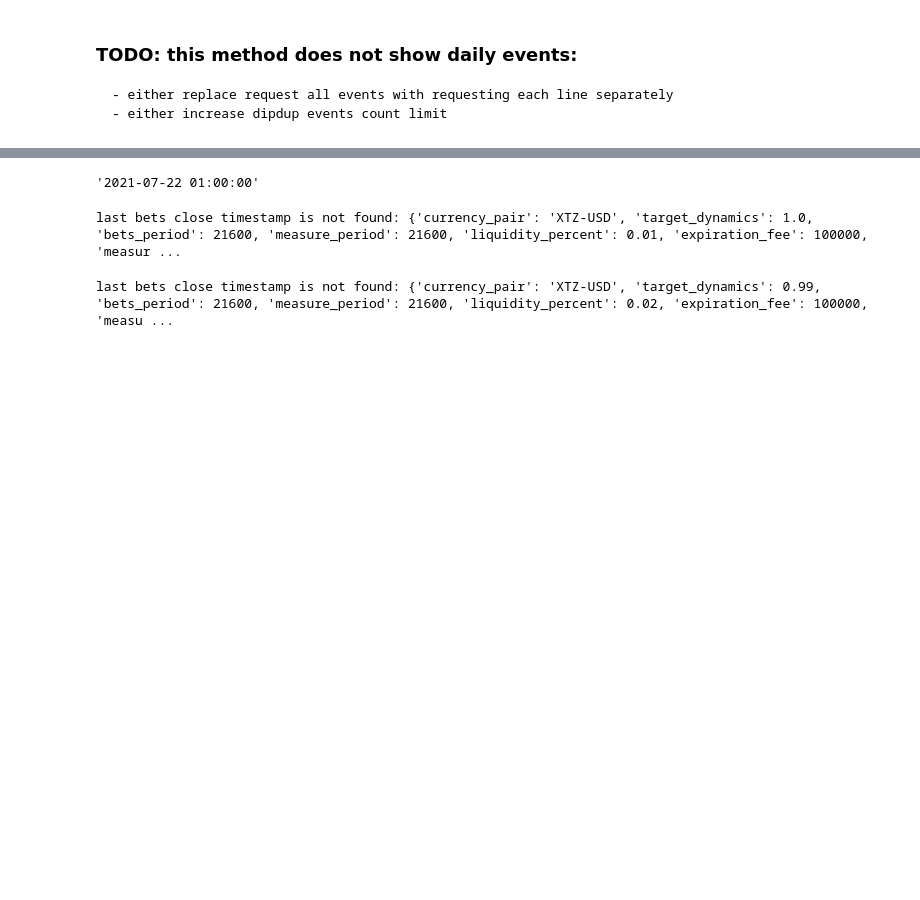
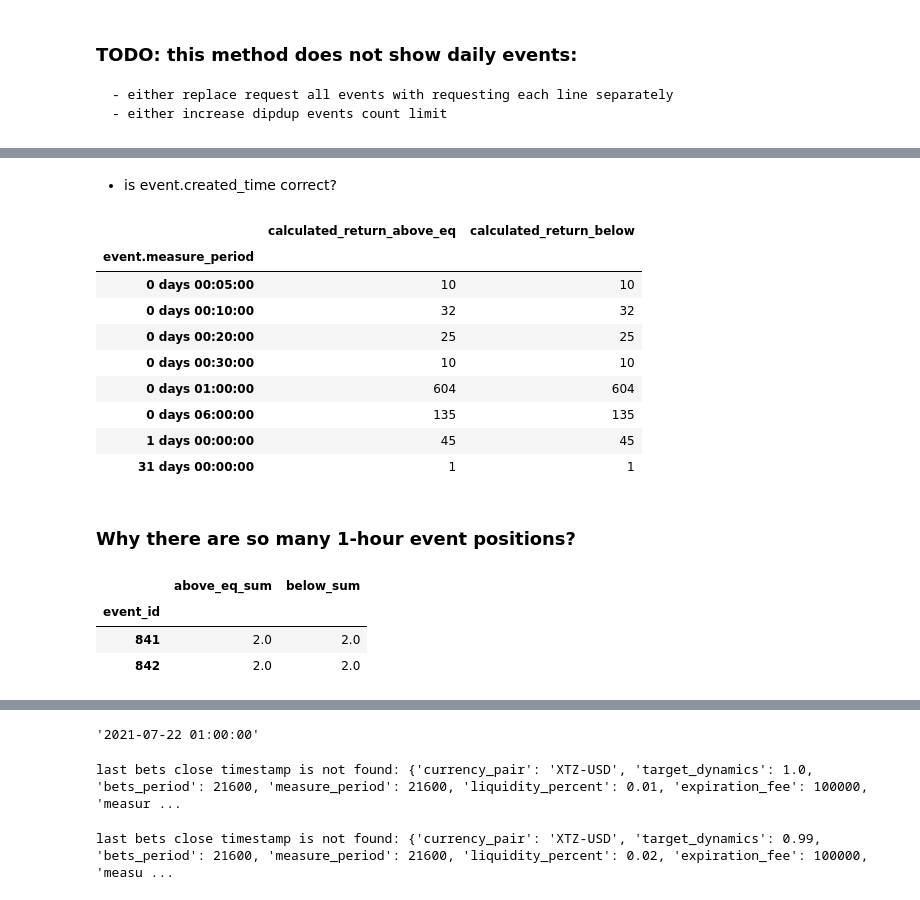
Before and after one commit to juster-finance/juster-core, a Jupyter notebook: projects/2021-07-19-juster-maker-proto/dipdup-feedback.ipynb, the cells around one changed output, grey strips where cells are left out. Drawn from its saved outputs; the diff is of its cells as text; code cells hidden in the pictures; blank space fills up the shorter version.

```diff
--- a/projects/2021-07-19-juster-maker-proto/dipdup-feedback.ipynb
+++ b/projects/2021-07-19-juster-maker-proto/dipdup-feedback.ipynb
@@ -76,0 +282,11 @@ df[
+# %%
+df = pd.json_normalize(all_positions)
+df = df.rename(columns={
+    'event.total_liquidity_shares': 'total_liquidity_shares',
+    'event.winner_bets': 'winner_bets'
+})
+
+df['calculated_return_above_eq'] = df.apply(
+    lambda row: calculate_return(row, 'ABOVE_EQ'), axis=1)
+df['calculated_return_below'] = df.apply(
+    lambda row: calculate_return(row, 'BELOW'), axis=1)
@@ -76,0 +302,16 @@ df[
+# %%
+import time
+
+
+# TODO: drop timezone correctly plz:
+def to_timestamp(string):
+    if string:
+        return pd.Timestamp(string.split(':')[0])
+
+def to_timedelta(seconds):
+    return pd.Timedelta(seconds=seconds)
+
+df['event.bets_close_time'] = df['event.bets_close_time'].map(to_timestamp)
+df['event.measure_oracle_start_time'] = df['event.measure_oracle_start_time'].map(to_timestamp)
+df['event.measure_period'] = df['event.measure_period'].map(to_timedelta)
+df['finish_time'] = df['event.measure_oracle_start_time'] + df['event.measure_period']
@@ -76,0 +373,18 @@ df[
+# %% [markdown]
+- is event.created_time correct?
+# %%
+# df.sort_values('calculated_return_below', ascending=False)
+df.groupby(['event.measure_period'])[['calculated_return_above_eq', 'calculated_return_below']].count()
+# %% [output]
+|  | calculated_return_above_eq | calculated_return_below |
+| event.measure_period |  |  |
+| 0 days 00:05:00 | 10 | 10 |
+| 0 days 00:10:00 | 32 | 32 |
+| 0 days 00:20:00 | 25 | 25 |
+| 0 days 00:30:00 | 10 | 10 |
+| 0 days 01:00:00 | 604 | 604 |
+| 0 days 06:00:00 | 135 | 135 |
+| 1 days 00:00:00 | 45 | 45 |
+| 31 days 00:00:00 | 1 | 1 |
+# %% [markdown]
+### Why there are so many 1-hour event positions?
@@ -76,0 +393,14 @@ df[
+# %%
+# Hypothesis: there are multiple times liquidity provided?
+# - NO, only 2 cases:
+by_events = pd.DataFrame({
+    'above_eq_sum': hours.groupby('event_id').liquidity_provided_above_eq.sum(),
+    'below_sum': hours.groupby('event_id').liquidity_provided_below.sum()
+})
+
+by_events[ by_events.above_eq_sum > 1 ]
+# %% [output]
+|  | above_eq_sum | below_sum |
+| event_id |  |  |
+| 841 | 2.0 | 2.0 |
+| 842 | 2.0 | 2.0 |
```
Also changed, not shown: parts of 40 cells of this notebook, 1 other file.
